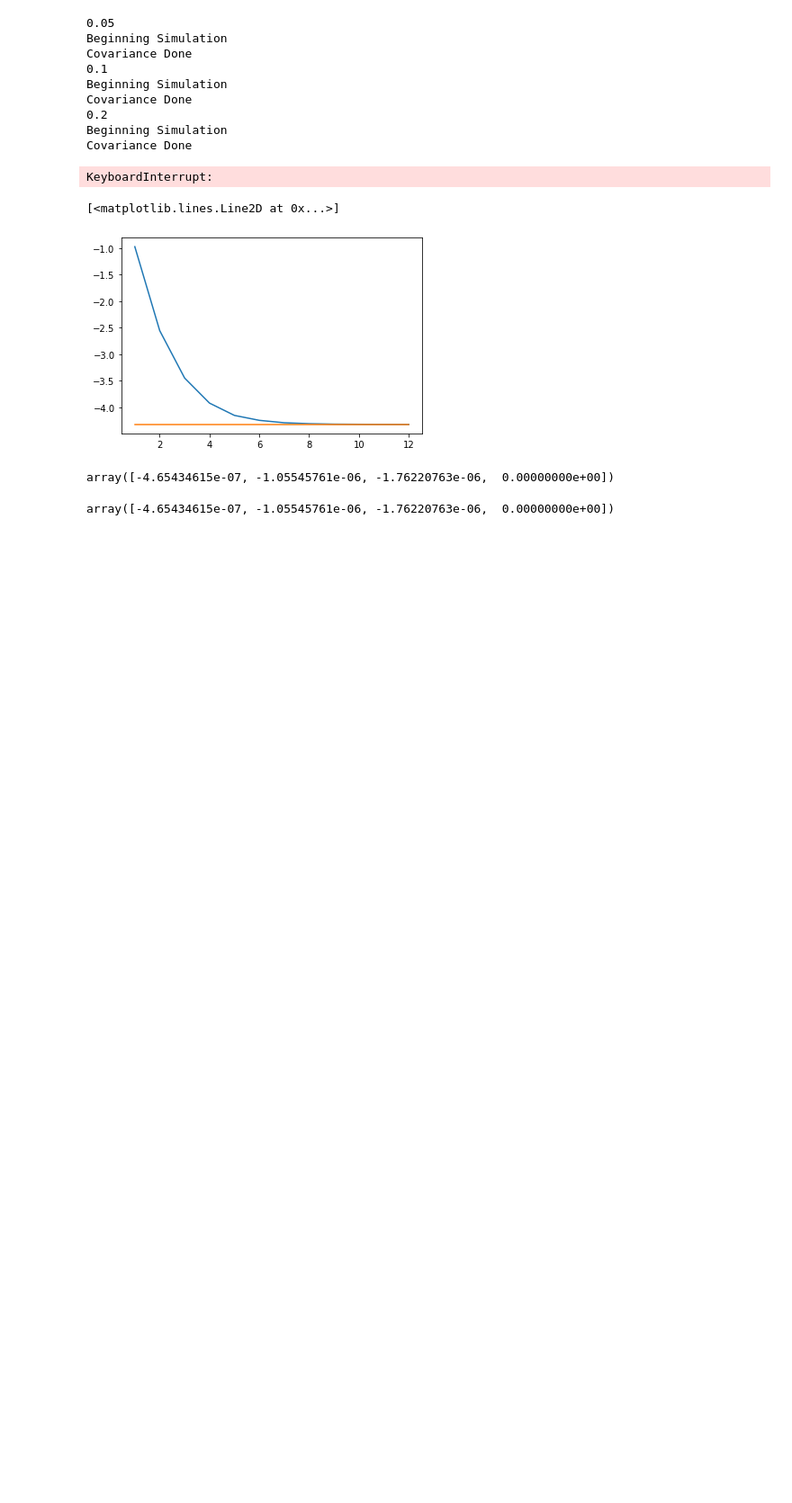
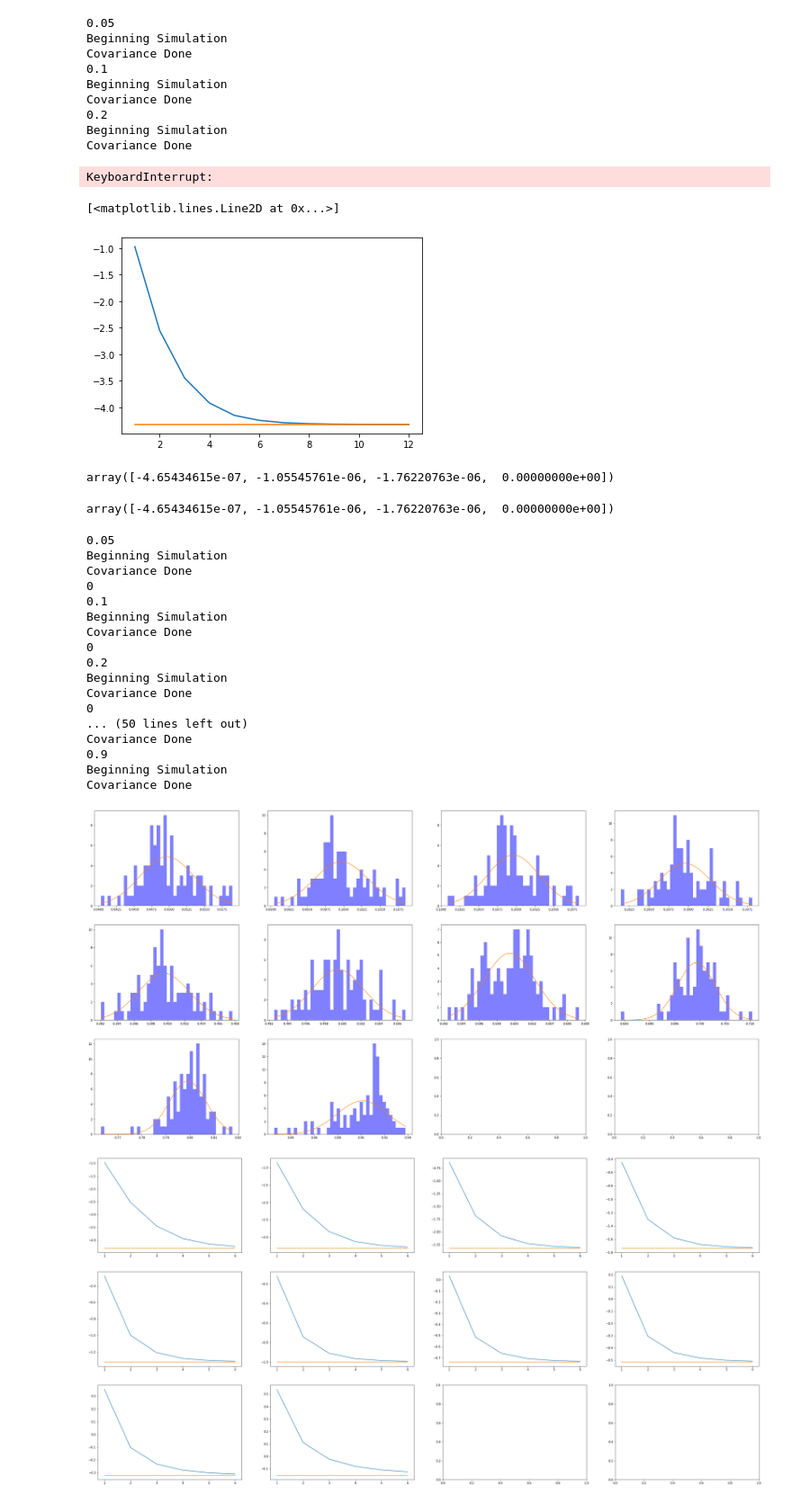
Before and after one commit to Jamjam1729/Dissertation, a Jupyter notebook: Dissertation.ipynb, the cells around one changed output. Shown at 90% size. Drawn from its saved outputs; the diff is of its cells as text; code cells hidden in the pictures; blank space fills up the shorter version.

Commit message:
basiks of estimator class

```diff
--- a/Dissertation.ipynb
+++ b/Dissertation.ipynb
@@ -725,0 +802,42 @@ array([-4.65434615e-07, -1.05545761e-06, -1.76220763e-06,  0.00000000e+00])
+# %%
+class basic_estimator(estimator_master):
+    def H_estimator(self, x, T):
+
+        #return estimator of H from dissertation. Assume q = 2.
+        q = 2
+
+        if x[0,] != 0:
+            x = np.insert(x, 0, 0)
+        diffs = np.abs(x[1:] - x[:-1])
+        n_steps = diffs.shape[0]
+
+        return np.log(1/n_steps * np.sum(diffs ** q)) / (q * np.log(T / n_steps))
+# %%
+
+test_estimator = basic_estimator(
+    H_values = np.array([0.05, 0.1, 0.2, 0.3, 0.4, 0.5, 0.6, 0.7, 0.8, 0.9]),
+    n_sims = 100,
+    n_steps = 2 ** 10,
+)
+
+test_estimator.do_analysis()
+# %% [output]
+0.05
+Beginning Simulation
+Covariance Done
+0
+0.1
+Beginning Simulation
+Covariance Done
+0
+0.2
+Beginning Simulation
+Covariance Done
+0
+... (50 lines left out)
+Covariance Done
+0.9
+Beginning Simulation
+Covariance Done
+[figure, added]
+[figure, added]
```
Also changed, not shown: parts of 7 cells of this notebook.
